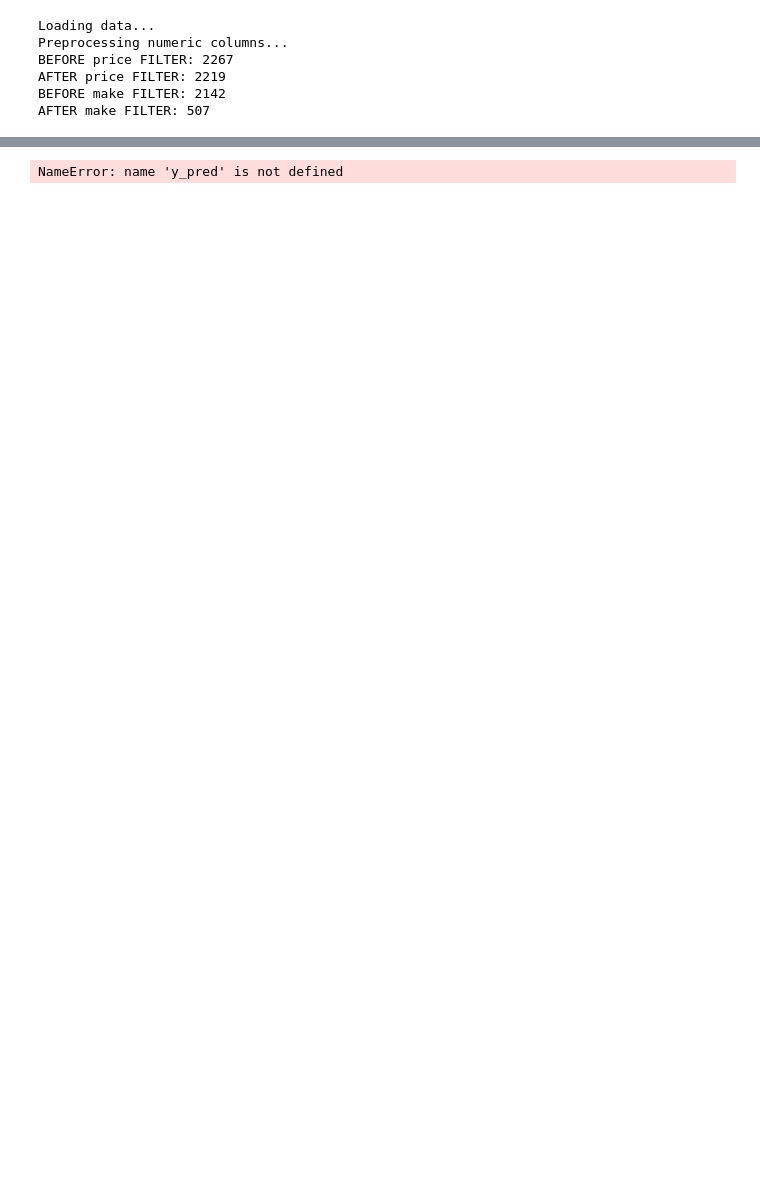
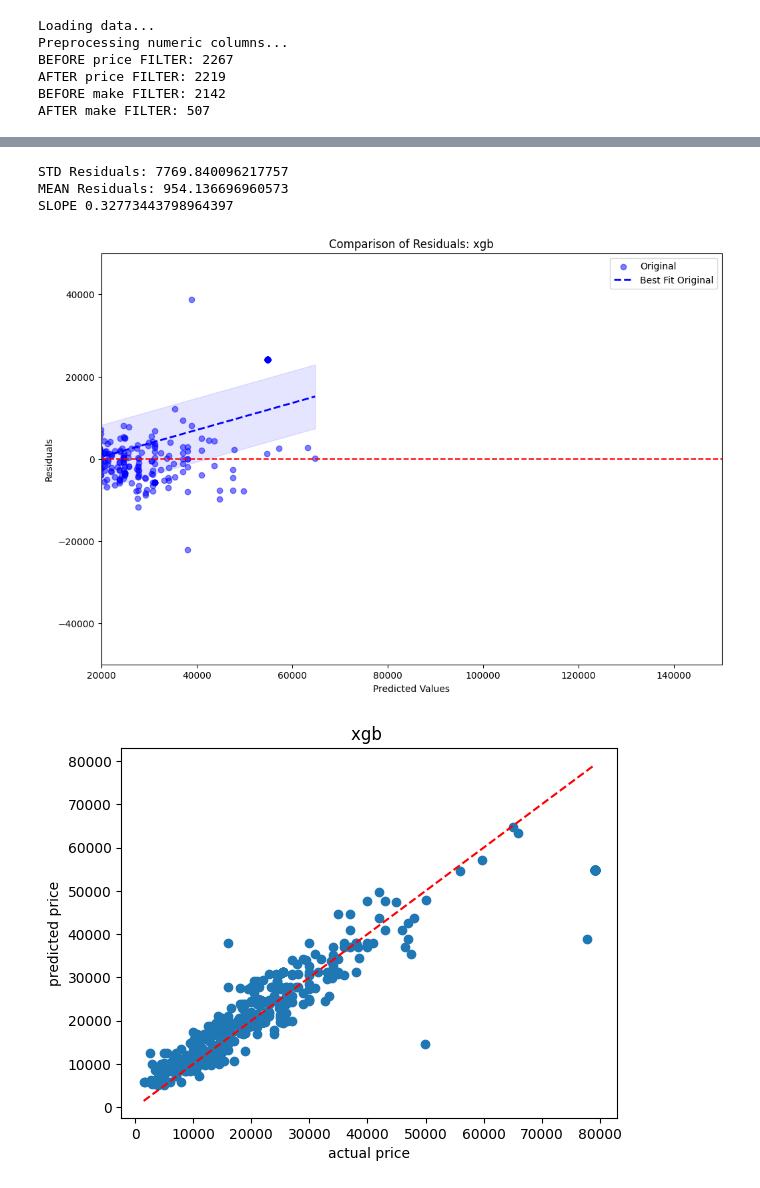
Before and after one commit to jordanesmith/car_valuation, a Jupyter notebook: ml.ipynb, the cells around one changed output, grey strips where cells are left out. Drawn from its saved outputs; the diff is of its cells as text; code cells hidden in the pictures; blank space fills up the shorter version.

```diff
--- a/ml.ipynb
+++ b/ml.ipynb
@@ -1,15 +1,17 @@
 # %%
 # SETUP
-data_file_path = "data/production/autotrader.csv"#'data/deprecated/7thMarch/autotrader.csv'#"data/production/autotrader.csv"
-# data_file_path = 'data/legacy/cleaned_auto_trader_data_aston_martin.csv'
+retrain = False
+data_file_path =  "data/production/autotrader.csv"
+train_dataset_file_path = 'data/deprecated/7thMarch/autotrader.csv'
+if retrain:
+    data_file_path = train_dataset_file_path
 model_choice = "xgb"  # 'rf'
 filter_max_value = 0.15 * 1e6
 filter_index_str = str(int(filter_max_value / 1e3))
 feature_engineer = False
-retrain = False
 fe_str = "fe" if feature_engineer else ""
 car_make = "PSC"
-model_path = f"artifacts/filtered/{filter_index_str}/{fe_str}{car_make}"
+model_path = f"artifacts/newfiltered/{filter_index_str}/{fe_str}{car_make}"
 
 car_make_mapped = {
     "AM": "Aston Martin",
@@ -425,34 +459,41 @@ predicted_original, residuals_original, line_x_orig, line_y_orig, std_residuals_
 # predicted_filtered, residuals_filtered, line_x_filt, line_y_filt, std_residuals_filt = calculate_residuals_and_stats(y_test_filtered, y_pred_filtered)
 
 # Plotting
 plt.figure(figsize=(12, 8))
 
 # Original dataset residuals
 plt.scatter(predicted_original, residuals_original, alpha=0.5, color='blue', label='Original')
 plt.plot(line_x_orig, line_y_orig, 'b--', linewidth=2, label='Best Fit Original')
 plt.fill_between(line_x_orig, line_y_orig - std_residuals_orig, line_y_orig + std_residuals_orig, color='blue', alpha=0.1)
 
 # Filtered dataset residuals
 # plt.scatter(predicted_filtered, residuals_filtered, alpha=0.5, color='green', label='Filtered')
 # plt.plot(line_x_filt, line_y_filt, 'g--', linewidth=2, label='Best Fit Filtered')
 # plt.fill_between(line_x_filt, line_y_filt - std_residuals_filt, line_y_filt + std_residuals_filt, color='green', alpha=0.1)
 
 plt.title(f'Comparison of Residuals: {model_choice}')
 plt.xlabel('Predicted Values')
 plt.ylabel('Residuals')
 plt.xlim(20000,150000)
 plt.ylim(-50000,50000)
 plt.axhline(y=0, color='r', linestyle='--')
 plt.legend()
 plt.show()
 
 plt.scatter(y_test, y_pred)
+max_val = max(np.max(y_test), np.max(y_pred))
+min_val = min(np.min(y_test), np.min(y_pred))
+plt.plot([min_val, max_val], [min_val, max_val], color='red', linestyle='--')  # Plotting y=x line
 plt.xlabel("actual price")
 plt.ylabel("predicted price")
 plt.title(f"{model_choice} {fe_str}")
 plt.show()
 # %% [output]
-NameError: name 'y_pred' is not defined
+STD Residuals: 7769.840096217757
+MEAN Residuals: 954.136696960573
+SLOPE 0.32773443798964397
+[figure, added]
+[figure, added]
 # %%
 # CATEGORISE BY PRICE RANGE
 
```
Also changed, not shown: parts of 10 cells of this notebook, 13 other files.
